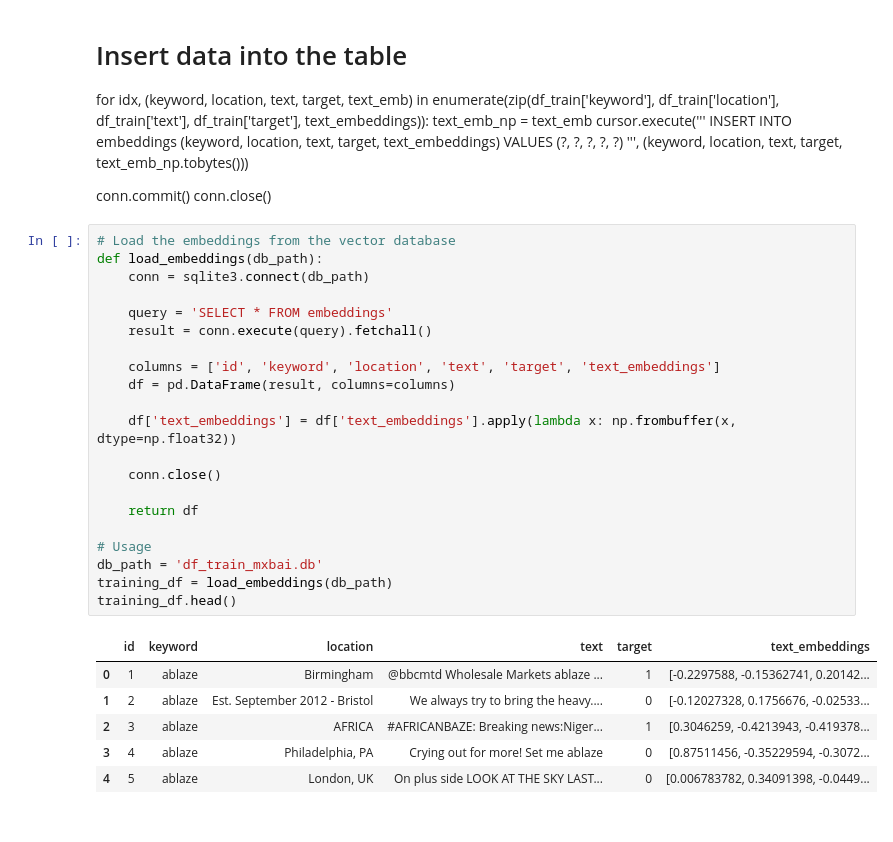
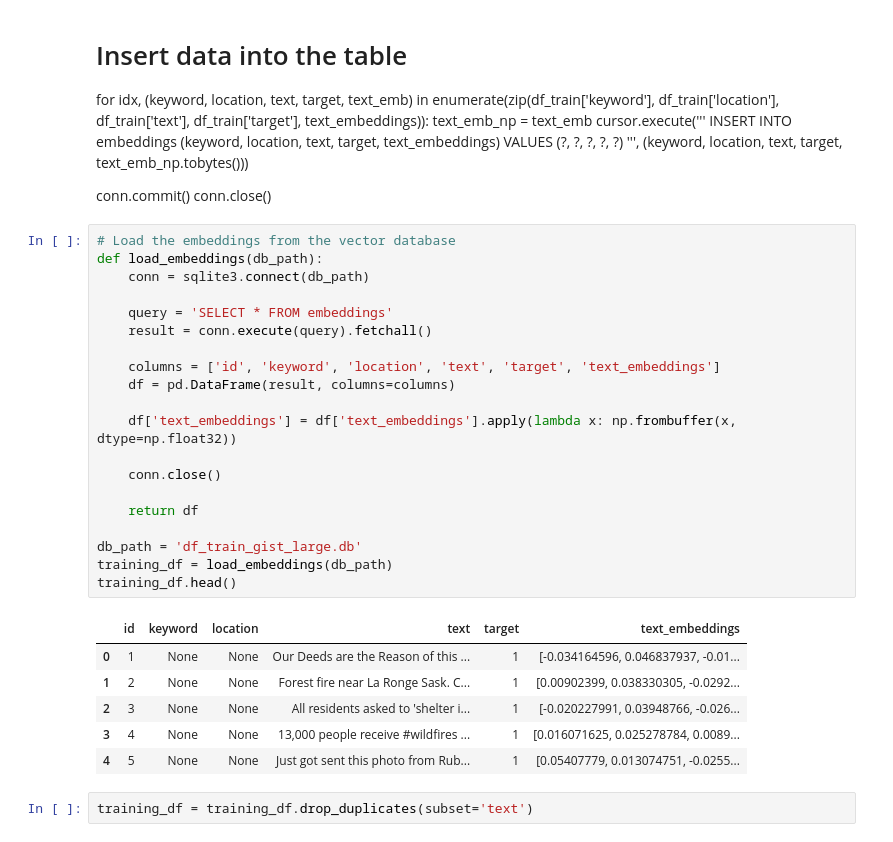
Before and after one commit to matthewlewis123/Disaster-prediction, a Jupyter notebook: Disaster_prediction.ipynb, the cells around one changed output. Drawn from its saved outputs; the diff is of its cells as text.

```diff
--- a/Disaster_prediction.ipynb
+++ b/Disaster_prediction.ipynb
@@ -100,29 +87,30 @@ conn.close()
 # %%
 # Load the embeddings from the vector database
 def load_embeddings(db_path):
     conn = sqlite3.connect(db_path)
 
     query = 'SELECT * FROM embeddings'
     result = conn.execute(query).fetchall()
 
     columns = ['id', 'keyword', 'location', 'text', 'target', 'text_embeddings']
     df = pd.DataFrame(result, columns=columns)
 
     df['text_embeddings'] = df['text_embeddings'].apply(lambda x: np.frombuffer(x, dtype=np.float32))
 
     conn.close()
 
     return df
 
-# Usage
-db_path = 'df_train_mxbai.db'
+db_path = 'df_train_gist_large.db'
 training_df = load_embeddings(db_path)
 training_df.head()
 # %% [output]
 |  | id | keyword | location | text | target | text_embeddings |
-| 0 | 1 | ablaze | Birmingham | @bbcmtd Wholesale Markets ablaze ... | 1 | [-0.2297588, -0.15362741, 0.20142... |
-| 1 | 2 | ablaze | Est. September 2012 - Bristol | We always try to bring the heavy.... | 0 | [-0.12027328, 0.1756676, -0.02533... |
-| 2 | 3 | ablaze | AFRICA | #AFRICANBAZE: Breaking news:Niger... | 1 | [0.3046259, -0.4213943, -0.419378... |
-| 3 | 4 | ablaze | Philadelphia, PA | Crying out for more! Set me ablaze | 0 | [0.87511456, -0.35229594, -0.3072... |
-| 4 | 5 | ablaze | London, UK | On plus side LOOK AT THE SKY LAST... | 0 | [0.006783782, 0.34091398, -0.0449... |
+| 0 | 1 | None | None | Our Deeds are the Reason of this ... | 1 | [-0.034164596, 0.046837937, -0.01... |
+| 1 | 2 | None | None | Forest fire near La Ronge Sask. C... | 1 | [0.00902399, 0.038330305, -0.0292... |
+| 2 | 3 | None | None | All residents asked to 'shelter i... | 1 | [-0.020227991, 0.03948766, -0.026... |
+| 3 | 4 | None | None | 13,000 people receive #wildfires ... | 1 | [0.016071625, 0.025278784, 0.0089... |
+| 4 | 5 | None | None | Just got sent this photo from Rub... | 1 | [0.05407779, 0.013074751, -0.0255... |
+# %%
+training_df = training_df.drop_duplicates(subset='text')
 # %%
```
Also changed, not shown: parts of 15 cells of this notebook.
